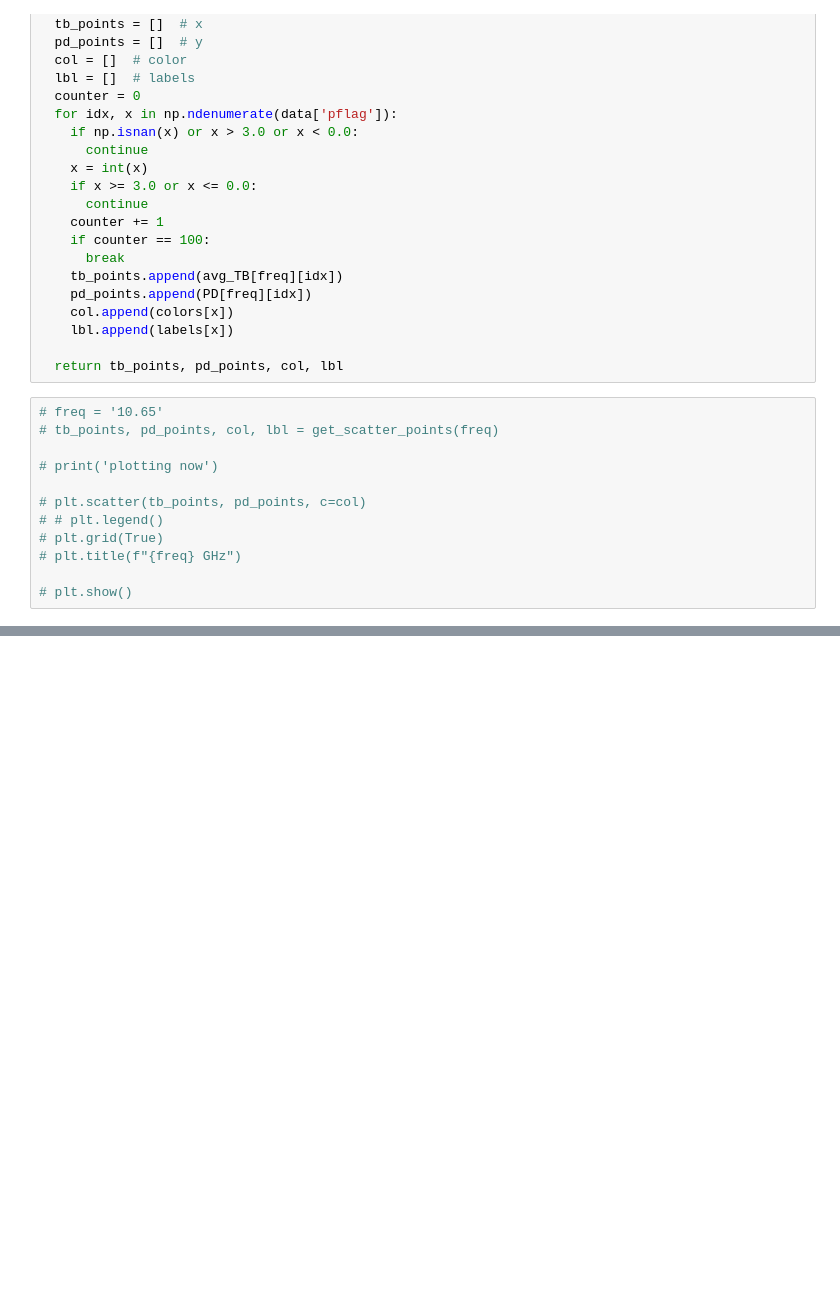
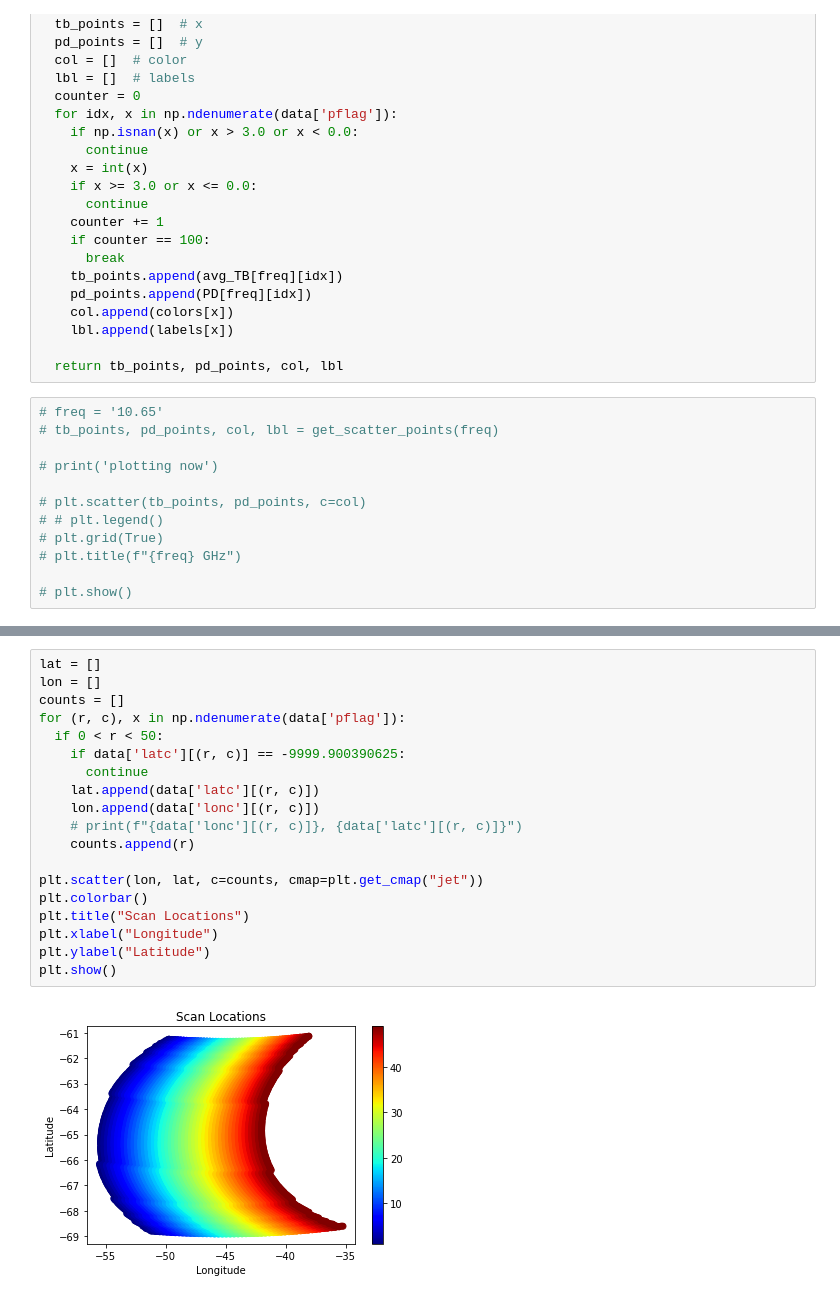
Before and after one commit to SD325/NASA_Internship_2020, a Jupyter notebook: NASA_Initial_Data_Exploration.ipynb, the cells around one changed output, grey strips where cells are left out. Cells and saved outputs as stored; diff of their text form; blank space fills up the shorter version.

```diff
--- a/NASA_Initial_Data_Exploration.ipynb
+++ b/NASA_Initial_Data_Exploration.ipynb
@@ -380,0 +398,21 @@ def get_scatter_points(freq):
+# %%
+lat = []
+lon = []
+counts = []
+for (r, c), x in np.ndenumerate(data['pflag']):
+  if 0 < r < 50:
+    if data['latc'][(r, c)] == -9999.900390625:
+      continue
+    lat.append(data['latc'][(r, c)])
+    lon.append(data['lonc'][(r, c)])
+    # print(f"{data['lonc'][(r, c)]}, {data['latc'][(r, c)]}")
+    counts.append(r)
+
+plt.scatter(lon, lat, c=counts, cmap=plt.get_cmap("jet"))
+plt.colorbar()
+plt.title("Scan Locations")
+plt.xlabel("Longitude")
+plt.ylabel("Latitude")
+plt.show()
+# %% [output]
+[figure, added]
```
Also changed, not shown: parts of 5 cells of this notebook.
